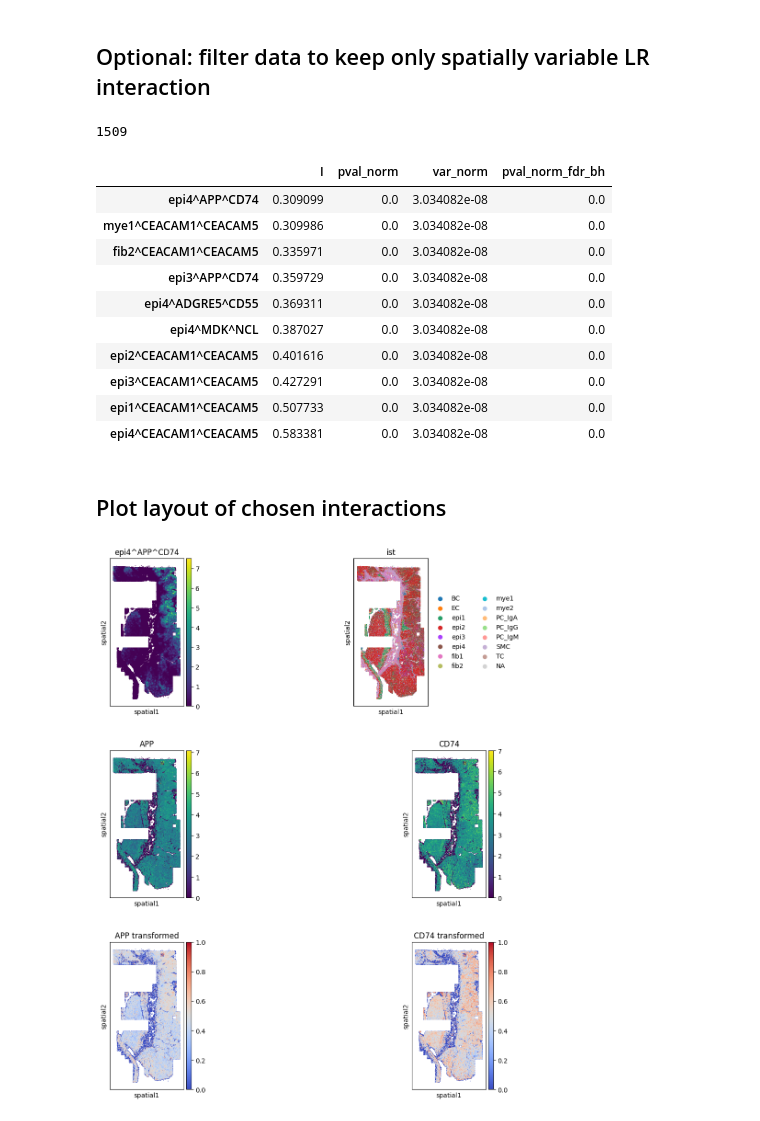
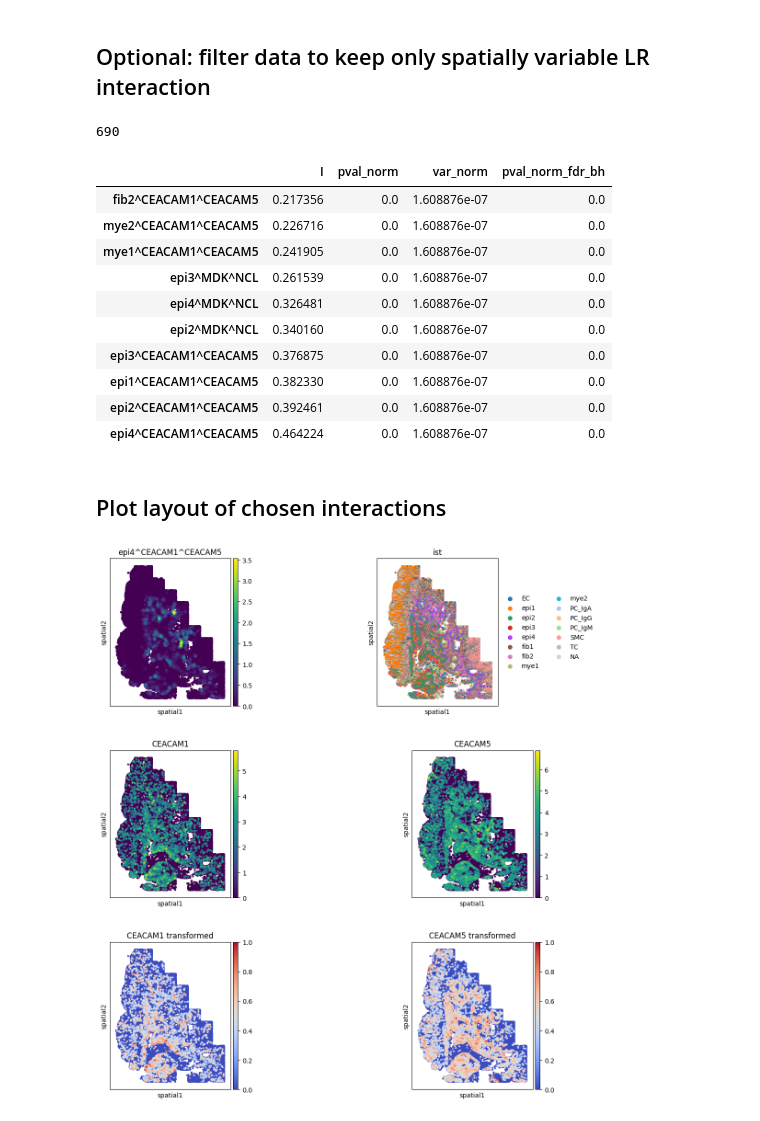
Before and after one commit to AtheerAS/liana-py, a Jupyter notebook: docs/source/notebooks/inflow_score_tutorial.ipynb, the cells around one changed output. Drawn from its saved outputs; the diff is of its cells as text; code cells hidden in the pictures.

```diff
--- a/docs/source/notebooks/inflow_score_tutorial.ipynb
+++ b/docs/source/notebooks/inflow_score_tutorial.ipynb
@@ -54,3 +43,5 @@ adata.obs
+# %%
+adata = sc.read("/g/stegle/aalsayah/repos/data/crc_wt_cosmx/crc_232.h5ad")
 # %%
 sc.pp.normalize_total(adata, target_sum=1e4)
 sc.pp.log1p(adata)
@@ -93,5 +105,5 @@ adata.uns['moranI']
 # %%
 ## Check how many spatially variable genes (SVGs)
-svgs = adata.uns['moranI'].index[(adata.uns['moranI']['pval_norm'] < 0.05) & (adata.uns['moranI']['I'] > 0.01)]
+svgs = adata.uns['moranI'].index[(adata.uns['moranI']['pval_norm_fdr_bh'] < 0.05) & (adata.uns['moranI']['I'] > 0.01)]
 len(svgs)
 # %% [output]
@@ -141,7 +155,7 @@ adata_filtered = adata[:, adata.var_names.isin(genes_to_keep)].copy()
 # %% [markdown]
 ## Compute inflow score
 # %%
-global_res, lrdata = inflow(adata,
+lrdata = li.mt.inflow(adata,
                                   groupby='ist', # cell type columns
                                   resource_name='cellchatdb',
                                   use_raw=False)
@@ -168,21 +202,21 @@ svis = lrdata.uns['moranI'].index[(lrdata.uns['moranI']['pval_norm_fdr_bh'] <= 0
 # %%
 len(svis)
 # %% [output]
-1509
+690
 # %%
 lrdata = lrdata[:,svis]
 lrdata.uns['moranI'].sort_values("I").tail(10)
 # %% [output]
 |  | I | pval_norm | var_norm | pval_norm_fdr_bh |
-| epi4^APP^CD74 | 0.309099 | 0.0 | 3.034082e-08 | 0.0 |
-| mye1^CEACAM1^CEACAM5 | 0.309986 | 0.0 | 3.034082e-08 | 0.0 |
-| fib2^CEACAM1^CEACAM5 | 0.335971 | 0.0 | 3.034082e-08 | 0.0 |
-| epi3^APP^CD74 | 0.359729 | 0.0 | 3.034082e-08 | 0.0 |
-| epi4^ADGRE5^CD55 | 0.369311 | 0.0 | 3.034082e-08 | 0.0 |
-| epi4^MDK^NCL | 0.387027 | 0.0 | 3.034082e-08 | 0.0 |
-| epi2^CEACAM1^CEACAM5 | 0.401616 | 0.0 | 3.034082e-08 | 0.0 |
-| epi3^CEACAM1^CEACAM5 | 0.427291 | 0.0 | 3.034082e-08 | 0.0 |
-| epi1^CEACAM1^CEACAM5 | 0.507733 | 0.0 | 3.034082e-08 | 0.0 |
-| epi4^CEACAM1^CEACAM5 | 0.583381 | 0.0 | 3.034082e-08 | 0.0 |
+| fib2^CEACAM1^CEACAM5 | 0.217356 | 0.0 | 1.608876e-07 | 0.0 |
+| mye2^CEACAM1^CEACAM5 | 0.226716 | 0.0 | 1.608876e-07 | 0.0 |
+| mye1^CEACAM1^CEACAM5 | 0.241905 | 0.0 | 1.608876e-07 | 0.0 |
+| epi3^MDK^NCL | 0.261539 | 0.0 | 1.608876e-07 | 0.0 |
+| epi4^MDK^NCL | 0.326481 | 0.0 | 1.608876e-07 | 0.0 |
+| epi2^MDK^NCL | 0.340160 | 0.0 | 1.608876e-07 | 0.0 |
+| epi3^CEACAM1^CEACAM5 | 0.376875 | 0.0 | 1.608876e-07 | 0.0 |
+| epi1^CEACAM1^CEACAM5 | 0.382330 | 0.0 | 1.608876e-07 | 0.0 |
+| epi2^CEACAM1^CEACAM5 | 0.392461 | 0.0 | 1.608876e-07 | 0.0 |
+| epi4^CEACAM1^CEACAM5 | 0.464224 | 0.0 | 1.608876e-07 | 0.0 |
 # %% [markdown]
 ## Plot layout of chosen interactions
@@ -193,32 +227,32 @@ fig, axes = plt.subplots(3, 2, figsize=(15, 15))
 plt.subplots_adjust(hspace=0.3, wspace=0.3)
 axes = axes.flatten()
 
 # Define your keys
-key = 'epi4^APP^CD74' #NOTE @Moeed, sanity check interaction for Macrophage infiltration
+key = 'epi4^CEACAM1^CEACAM5'
 xy_sep = '^'
 groupby = 'ist'
 keys = key.split(xy_sep)
 
 if len(keys) < 2:
     raise ValueError("The 'key' variable should contain at least two elements separated by '&'.")
 
 ligand = keys[1]
 receptor = keys[2]
 
 adata.obs['receptor'] = (adata[:, receptor].X > 0).toarray().flatten()
 
 sc.pl.spatial(lrdata, color=[key], spot_size=100, ax=axes[0],show=False)
 axes[0].set_title(f"{key}")
 sc.pl.spatial(adata, color=[groupby], spot_size=80, ax=axes[1],show=False)
 axes[1].set_title(f"{groupby}")
 sc.pl.spatial(adata, color=[ligand], spot_size=80, ax=axes[2], show=False)
 axes[2].set_title(f"{ligand}")
 sc.pl.spatial(adata, color=[receptor], spot_size=80, ax=axes[3], show=False)
 axes[3].set_title(f"{receptor}")
 sc.pl.spatial(adata, color=[ligand], spot_size=80, ax=axes[4], show=False, layer='transformed', cmap='coolwarm')
 axes[4].set_title(f"{ligand} transformed")
 sc.pl.spatial(adata, color=[receptor], spot_size=80, ax=axes[5], show=False, layer='transformed', cmap='coolwarm')
 axes[5].set_title(f"{receptor} transformed")
 plt.show()
 # %% [output]
-[figure, old version]
+[figure, new version]
```
Also changed, not shown: parts of 25 cells of this notebook, 4 other files.
